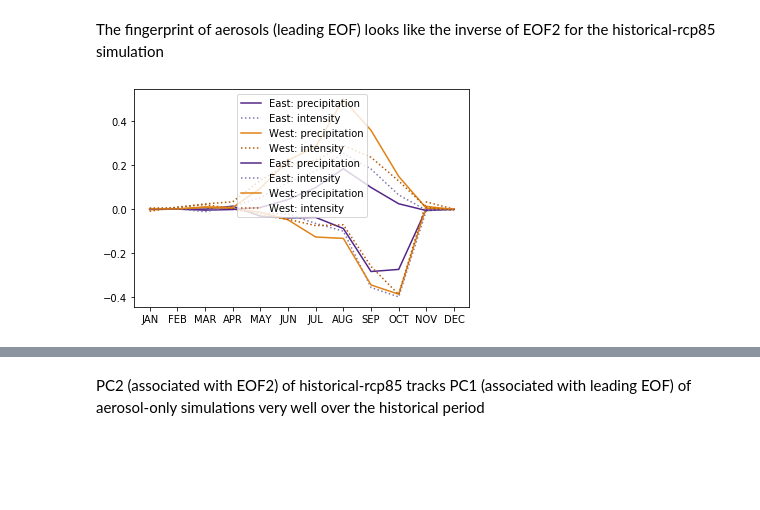
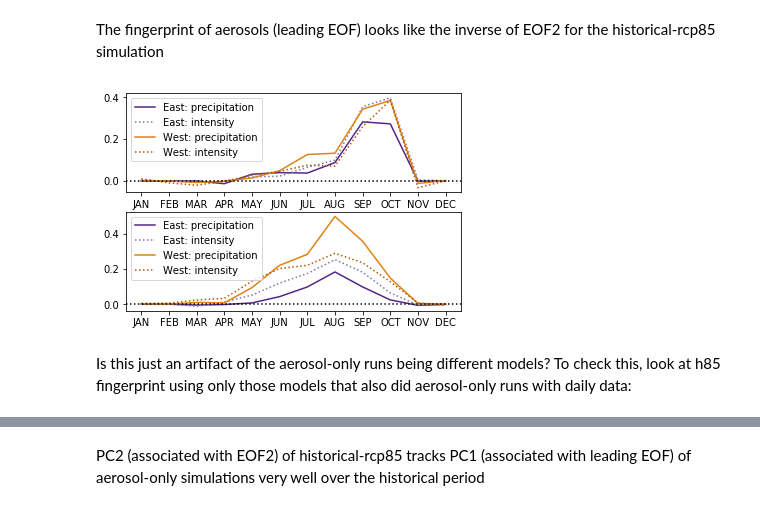
Before and after one commit to katemarvel/Sahel_Code, a Jupyter notebook: SahelFingerprinting.ipynb, the cells around one changed output, grey strips where cells are left out. Drawn from its saved outputs; the diff is of its cells as text; code cells hidden in the pictures; blank space fills up the shorter version.

```diff
--- a/SahelFingerprinting.ipynb
+++ b/SahelFingerprinting.ipynb
@@ -121,32 +121,35 @@ class CMIP5DATA():
         solver.variables=include
         return solver
 
-    def project_on_solver(self,include=["pr_CE","intensity_CE","pr_W","intensity_W"],eof_number=0):
+    def project_on_solver(self,projections_from=None,include=["pr_CE","intensity_CE","pr_W","intensity_W"],eof_number=0):
+        if projections_from is None:
+            projections_from=self
         solver=self.fingerprint(include=include)
         fac=DA_tools.get_orientation(solver)
-        nmod,nyears,nmonths=self.anomalies["pr_CE"].shape
+        nmod,nyears,nmonths=getattr(projections_from,"anomalies")["pr_CE"].shape
         P=MV.zeros((nmod,nyears))
 
         for modeli in range(nmod):
 
             if (type(include)==type("string")):
-                to_proj=self.anomalies[include][modeli]
+                to_proj=getattr(projections_from,"anomalies")[include][modeli]
             else:
                 to_proj=[]
                 for incl in include:
-                    dat=self.anomalies[incl][modeli]
+                    dat=getattr(projections_from,"anomalies")[incl][modeli]
                     to_proj+=[dat/np.std(dat)]
             P[modeli]=solver.projectField(to_proj)[:,eof_number]*fac
-        P.setAxis(0,self.anomalies["pr_CE"].getAxis(0))
-        P.setAxis(1,self.anomalies["pr_CE"].getAxis(1))
+        P.setAxis(0,getattr(projections_from,"anomalies")["pr_CE"].getAxis(0))
+        P.setAxis(1,getattr(projections_from,"anomalies")["pr_CE"].getAxis(1))
         return P
 
 
 
 
-def plot_multivariate(solver,i=0):
+def plot_multivariate(solver,i=0,fac=None):
     pr_CE_eofs,intensity_CE_eofs,pr_W_eofs,intensity_W_eofs=solver.eofs()
-    fac=DA_tools.get_orientation(solver)
+    if fac is None:
+        fac=DA_tools.get_orientation(solver)
     plt.plot(pr_CE_eofs[i].asma()*fac,c=cm.PuOr(.9),label="East: precipitation")
     plt.plot(intensity_CE_eofs[i].asma()*fac,c=cm.PuOr(.8),ls=":",label="East: intensity")
 
@@ -155,6 +158,7 @@ def plot_multivariate(solver,i=0):
     months=["JAN","FEB","MAR","APR","MAY","JUN","JUL","AUG","SEP","OCT","NOV","DEC"]
     plt.xticks(np.arange(12),months)
     plt.legend()
+    plt.axhline(0,c="k",ls=":")
 # %%
 
 base_period=('1950-1-1','1979-12-31')
@@ -166,7 +183,11 @@ aasolver = aa.fingerprint()
 # %% [markdown]
 The fingerprint of aerosols (leading EOF) looks like the inverse of EOF2 for the historical-rcp85 simulation
 # %%
-plot_multivariate(aasolver)
+plt.subplot(211)
+plot_multivariate(aasolver,fac=-1)
+plt.subplot(212)
 plot_multivariate(solver,i=1)
 # %% [output]
-[figure, old version]
+[figure, new version]
+# %% [markdown]
+Is this just an artifact of the aerosol-only runs being different models?  To check this, look at h85 fingerprint using only those models that also did aerosol-only runs with daily data:
```
Also changed, not shown: parts of 19 cells of this notebook, 1 other file.
